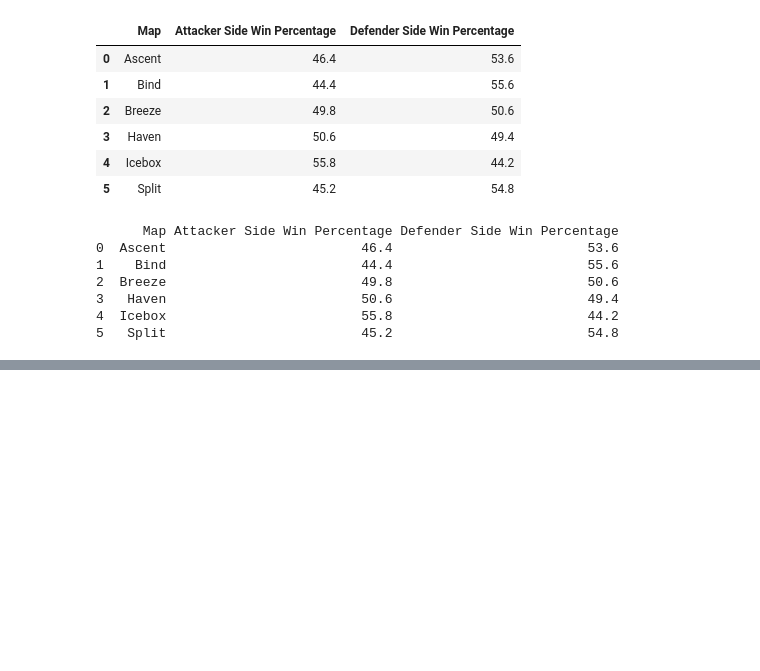
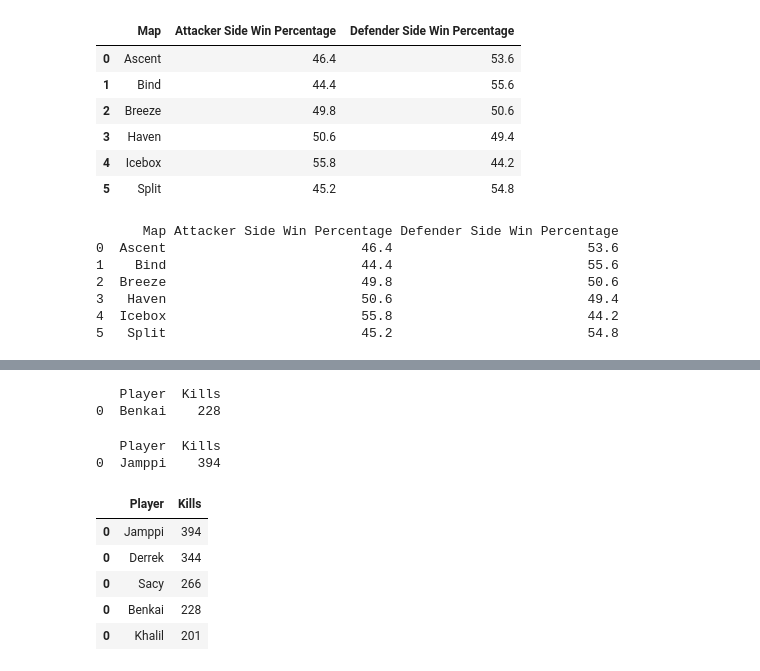
Before and after one commit to PedroLSCabral/Projeto-ICD, a Jupyter notebook: vct_2021.ipynb, the cells around one changed output, grey strips where cells are left out. Drawn from its saved outputs; the diff is of its cells as text; code cells hidden in the pictures; blank space fills up the shorter version.

```diff
--- a/vct_2021.ipynb
+++ b/vct_2021.ipynb
@@ -352,0 +429,49 @@ print(maps_vct2021)
+# %%
+times_pacific = ['Paper Rex','F4Q','DAMWON Gaming','Global Esports','NORTHEPTION','NUTURN','FULL SENSE','BOOM Esports','FENNEL','REJECT']
+lista_jogadores_pacific = []
+
+for i in times_pacific:
+    players_vct2021_pacific = players_vct2021[(players_vct2021['Tournament'] == "Champions Tour Asia-Pacific: Last Chance Qualifier") & (players_vct2021['Stage']==stage) & (players_vct2021['Match Type'] == math_type) & (players_vct2021['Team'] == i)]
+
+    players_vct2021_pacific = players_vct2021_pacific[['Tournament', 'Team', 'Player', 'Kills']]
+
+    players_vct2021_pacific_grouped = players_vct2021_pacific.groupby(['Player']).sum().reset_index()
+
+    players_vct2021_pacific_grouped = players_vct2021_pacific_grouped[['Player', 'Kills']][:1]
+
+    lista_jogadores_pacific.append(players_vct2021_pacific_grouped)
+
+print(lista_jogadores_pacific[0])
+# %% [output]
+   Player  Kills
+0  Benkai    228
+# %%
+times_emea = ['Team Liquid','G2 Esports','FUT Esports','Papara SuperMassive','Oxygen Esports','One Breath Gaming','Anubis Gaming','Guild Esports']
+lista_jogadores_emea = []
+
+for i in times_emea:
+    players_vct2021_emea = players_vct2021[(players_vct2021['Tournament'] == "Champions Tour EMEA: Last Chance Qualifier") & (players_vct2021['Stage']==stage) & (players_vct2021['Match Type'] == math_type) & (players_vct2021['Team'] == i)]
+
+    players_vct2021_emea = players_vct2021_emea[['Tournament', 'Team', 'Player', 'Kills']]
+
+    players_vct2021_emea_grouped = players_vct2021_emea.groupby(['Player']).sum().reset_index()
+
+    players_vct2021_emea_grouped = players_vct2021_emea_grouped[['Player', 'Kills']][:1]
+
+    lista_jogadores_emea.append(players_vct2021_emea_grouped)
+
+print(lista_jogadores_emea[0])
+# %% [output]
+   Player  Kills
+0  Jamppi    394
+# %%
+best_players_vct2021 = pd.concat([lista_jogadores_champions[0], lista_jogadores_north_america[0], lista_jogadores_south_america[0], lista_jogadores_pacific[0], lista_jogadores_emea[0]])
+best_player_vct2021 = best_players_vct2021.sort_values(by='Kills', ascending=False)
+best_player_vct2021
+# %% [output]
+|  | Player | Kills |
+| 0 | Jamppi | 394 |
+| 0 | Derrek | 344 |
+| 0 | Sacy | 266 |
+| 0 | Benkai | 228 |
+| 0 | Khalil | 201 |
```
Also changed, not shown: parts of 5 cells of this notebook.
